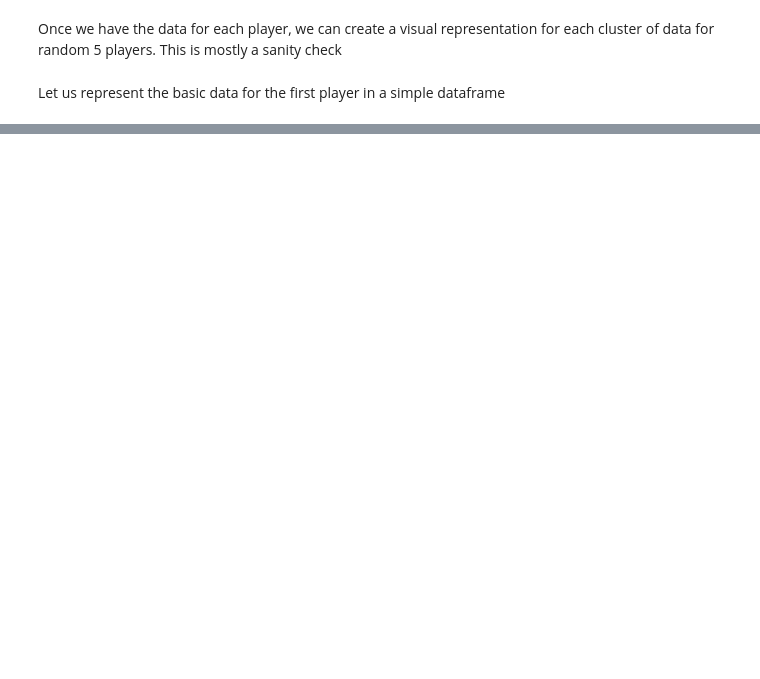
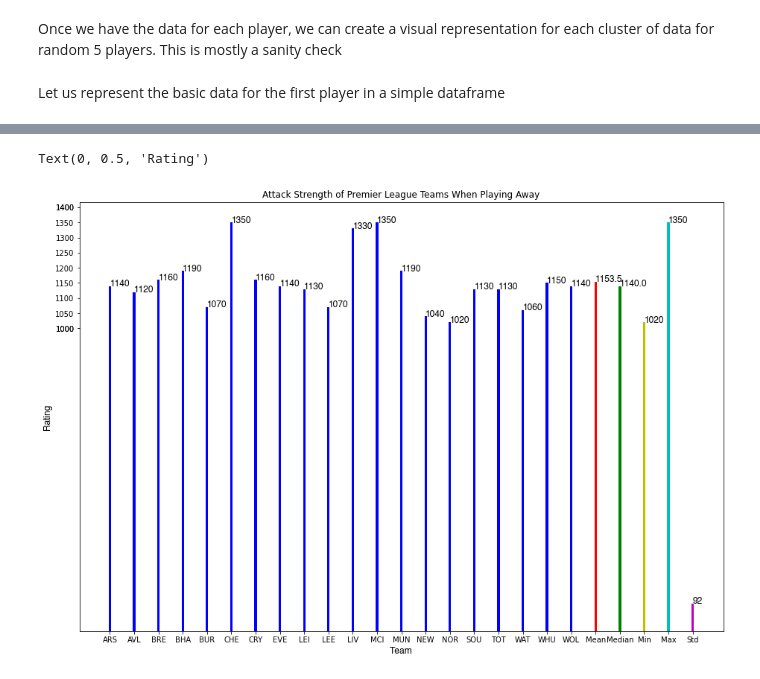
Before and after one commit to KhachDavid/fpl-team-predictor-model, a Jupyter notebook: notebook.ipynb, the cells around one changed output, grey strips where cells are left out. Drawn from its saved outputs; the diff is of its cells as text; code cells hidden in the pictures; blank space fills up the shorter version.

```diff
--- a/notebook.ipynb
+++ b/notebook.ipynb
@@ -211,0 +540,41 @@ player_df
+# %%
+strength_attack_away_mean = np.mean(clubs_df['strength_attack_away'])
+strength_attack_away_std = np.std(clubs_df['strength_attack_away'])
+strength_attack_away_median = np.median(clubs_df['strength_attack_away'])
+strength_attack_away_max = np.max(clubs_df['strength_attack_away'])
+strength_attack_away_min = np.min(clubs_df['strength_attack_away'])
+
+sohm = [a['strength_attack_away'] for a in data['teams']]
+short_names = [a['short_name'] for a in data['teams']]
+
+
+X = np.arange(1000)
+fig = plt.figure()
+ax = fig.add_axes([0,1,2,2])
+ax.set_yticks((1000,1400, 1000,1050,1100,1150,1200,1250,1300,1350,1400))
+
+for val, team in enumerate(short_names):
+    ax.bar(team, sohm[val], color = 'b', width = 0.1)
+    ax.text(team, sohm[val], str(sohm[val]), color = 'black', fontsize = 12, fontname = 'Helvetica')
+
+ax.bar("Mean", strength_attack_away_mean, color = 'r', width = 0.1)
+ax.text("Mean", strength_attack_away_mean, str(strength_attack_away_mean), color = 'black', fontsize = 12, fontname='Helvetica')
+
+ax.bar("Median", strength_attack_away_median, color = 'g', width = 0.1)
+ax.text("Median", strength_attack_away_median, str(strength_attack_away_median), color = 'black', fontsize = 12, fontname='Helvetica')
+
+ax.bar("Min", strength_attack_away_min, color = 'y', width = 0.1)
+ax.text("Min", strength_attack_away_min, str(strength_attack_away_min), color = 'black', fontsize = 12, fontname='Helvetica')
+
+ax.bar("Max", strength_attack_away_max, color = 'c', width = 0.1)
+ax.text("Max", strength_attack_away_max, str(strength_attack_away_max), color = 'black', fontsize = 12, fontname='Helvetica')
+
+ax.bar("Std", strength_attack_away_std, color = 'm', width = 0.1)
+ax.text("Std", strength_attack_away_std, str(round(strength_attack_away_std)), color = 'black', fontsize = 12, fontname='Helvetica')
+
+ax.set_title("Attack Strength of Premier League Teams When Playing Away")
+ax.set_xlabel("Team", fontsize = 12, fontname = 'Helvetica')
+ax.set_ylabel("Rating", fontsize = 12, fontname = 'Helvetica')
+# %% [output]
+Text(0, 0.5, 'Rating')
+[figure, added]
```
Also changed, not shown: parts of 30 cells of this notebook, 7 other files.
